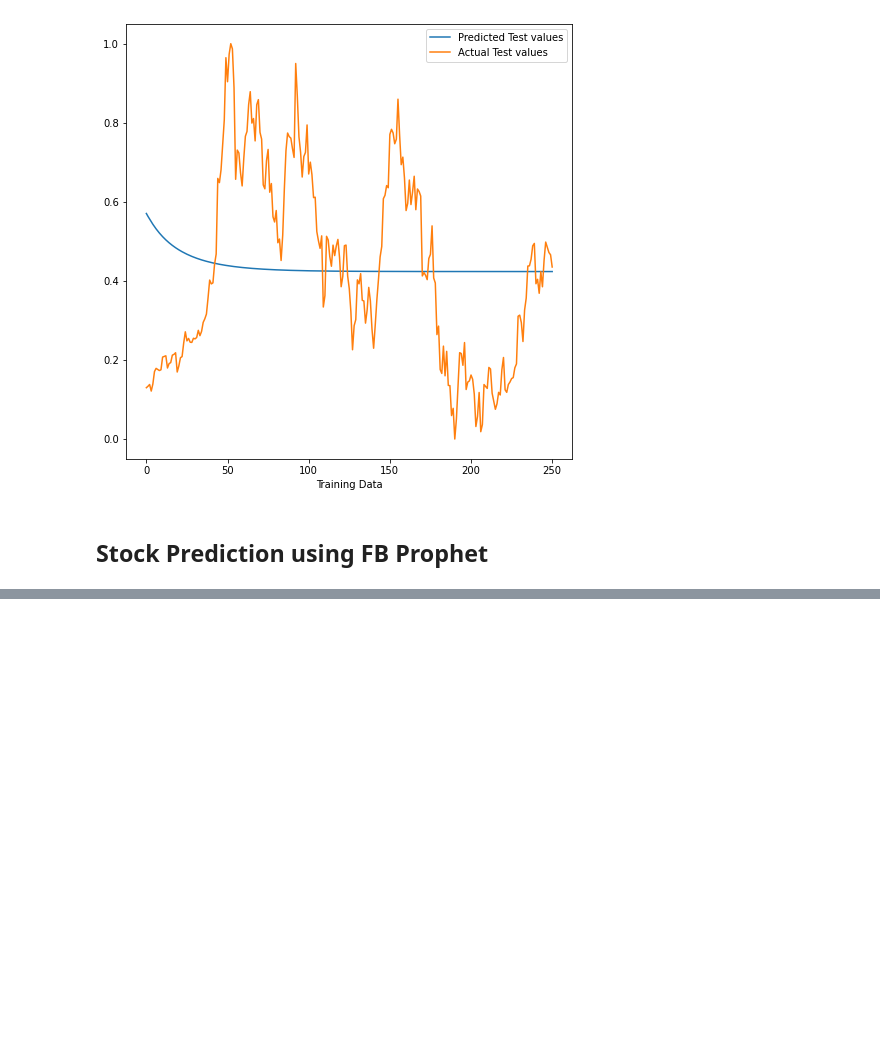
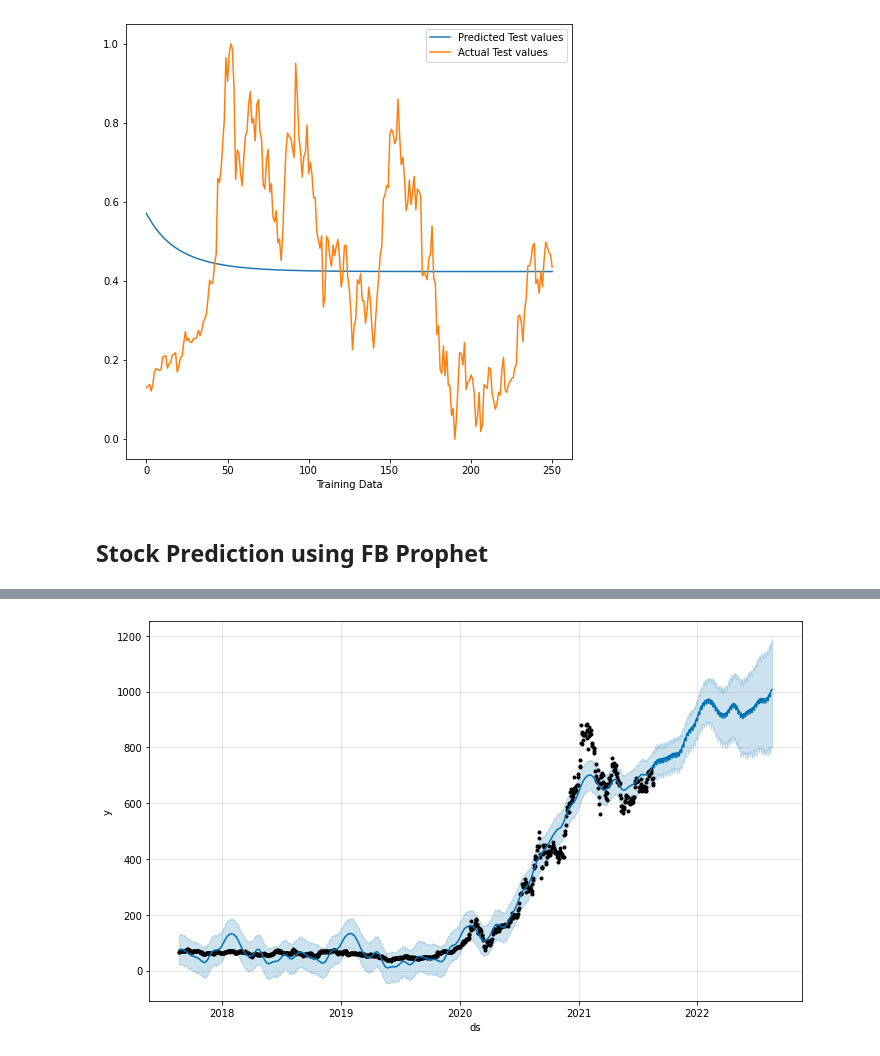
Before and after one commit to stahir01/Time-Series-Forecasting-using-various-models, a Jupyter notebook: Stock Price Prediction using LSTM/Stock_Market_Prediction_using_LSTM_&_FB_Prophet.ipynb, the cells around one changed output, grey strips where cells are left out. Cells and saved outputs as stored; diff of their text form; code cells hidden in the pictures; blank space fills up the shorter version.

Commit message:
Stock Price Prediction using FBprophet done

```diff
--- a/Stock Price Prediction using LSTM/Stock_Market_Prediction_using_LSTM_&_FB_Prophet.ipynb
+++ b/Stock Price Prediction using LSTM/Stock_Market_Prediction_using_LSTM_&_FB_Prophet.ipynb
@@ -404,0 +446,16 @@ plt.legend(loc='upper right')
+# %%
+# Split data
+def train_validate_test_split(arr, train_len):
+  train_length  = math.floor(len(new_data2) * train_len)
+  test_length = math.ceil(len(new_data2) * (1 - train_len))
+
+
+  train_data = arr[:train_length]
+  test_data = arr[train_length:]
+  print("Traing Data: {}, Test Data: {}".format(train_length, test_length))
+
+  return train_data, test_data
+# %%
+train_data, test_data = train_validate_test_split(new_data2, 0.8)
+s = Prophet()
+s.fit(train_data)
@@ -404,0 +475,3 @@ plt.legend(loc='upper right')
+# %%
+future = s.make_future_dataframe(periods=365)
+future
@@ -404,0 +492,2 @@ plt.legend(loc='upper right')
+# %%
+forecast = s.predict(future)
@@ -404,0 +528,4 @@ plt.legend(loc='upper right')
+# %%
+fig1 = s.plot(forecast)
+# %% [output]
+[figure, added]
```
Also changed, not shown: parts of 19 cells of this notebook.
